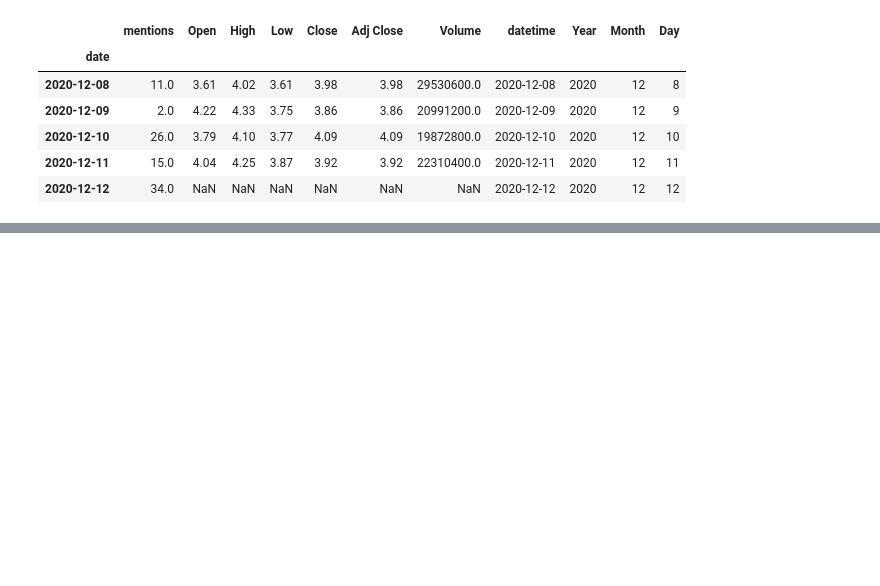
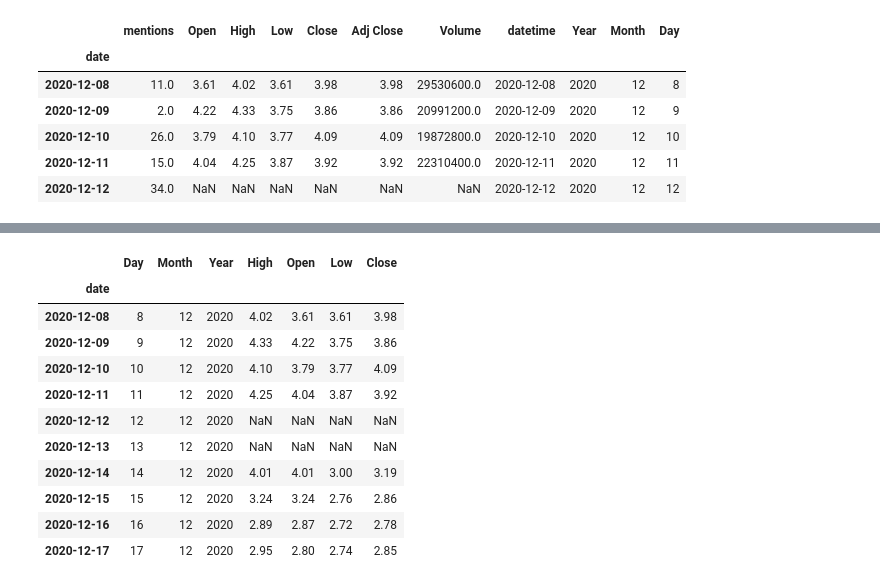
Before and after one commit to tylersojka/Final_Project_WSB, a Jupyter notebook: Machine learning/Linear Regression ML.ipynb, the cells around one changed output, grey strips where cells are left out. Saved outputs shown, nothing was run; the diff lists cells and outputs as text; code cells hidden in the pictures; blank space fills up the shorter version.

```diff
--- a/Machine learning/Linear Regression ML.ipynb
+++ b/Machine learning/Linear Regression ML.ipynb
@@ -137,0 +149,20 @@ y = amc_result.iloc[:, 1]
+# %%
+amc_result["Year"]=amc_result["datetime"].dt.year
+amc_result["Month"]=amc_result["datetime"].dt.month
+amc_result["Day"]=amc_result["datetime"].dt.day
+# %%
+amc_result=amc_result[["Day","Month","Year","High","Open","Low","Close"]]
+amc_result.head(10)
+# %% [output]
+|  | Day | Month | Year | High | Open | Low | Close |
+| date |  |  |  |  |  |  |  |
+| 2020-12-08 | 8 | 12 | 2020 | 4.02 | 3.61 | 3.61 | 3.98 |
+| 2020-12-09 | 9 | 12 | 2020 | 4.33 | 4.22 | 3.75 | 3.86 |
+| 2020-12-10 | 10 | 12 | 2020 | 4.10 | 3.79 | 3.77 | 4.09 |
+| 2020-12-11 | 11 | 12 | 2020 | 4.25 | 4.04 | 3.87 | 3.92 |
+| 2020-12-12 | 12 | 12 | 2020 | NaN | NaN | NaN | NaN |
+| 2020-12-13 | 13 | 12 | 2020 | NaN | NaN | NaN | NaN |
+| 2020-12-14 | 14 | 12 | 2020 | 4.01 | 4.01 | 3.00 | 3.19 |
+| 2020-12-15 | 15 | 12 | 2020 | 3.24 | 3.24 | 2.76 | 2.86 |
+| 2020-12-16 | 16 | 12 | 2020 | 2.89 | 2.87 | 2.72 | 2.78 |
+| 2020-12-17 | 17 | 12 | 2020 | 2.95 | 2.80 | 2.74 | 2.85 |
```
Also changed, not shown: parts of 18 cells of this notebook.
